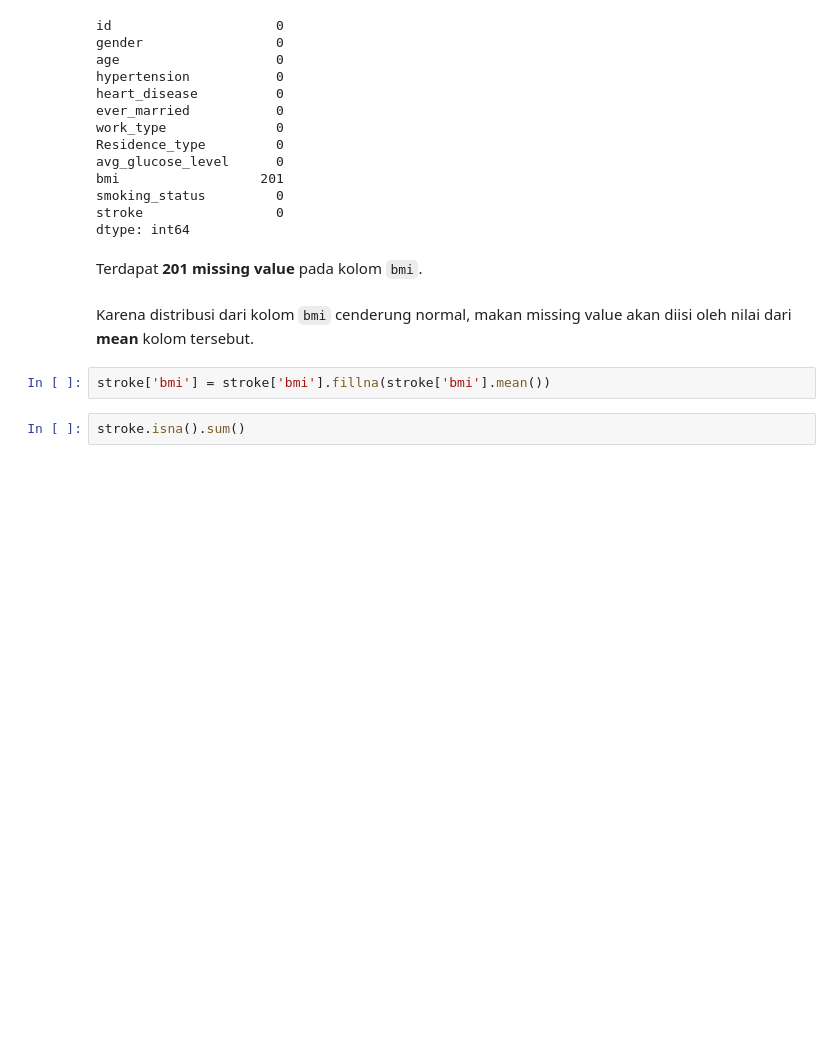
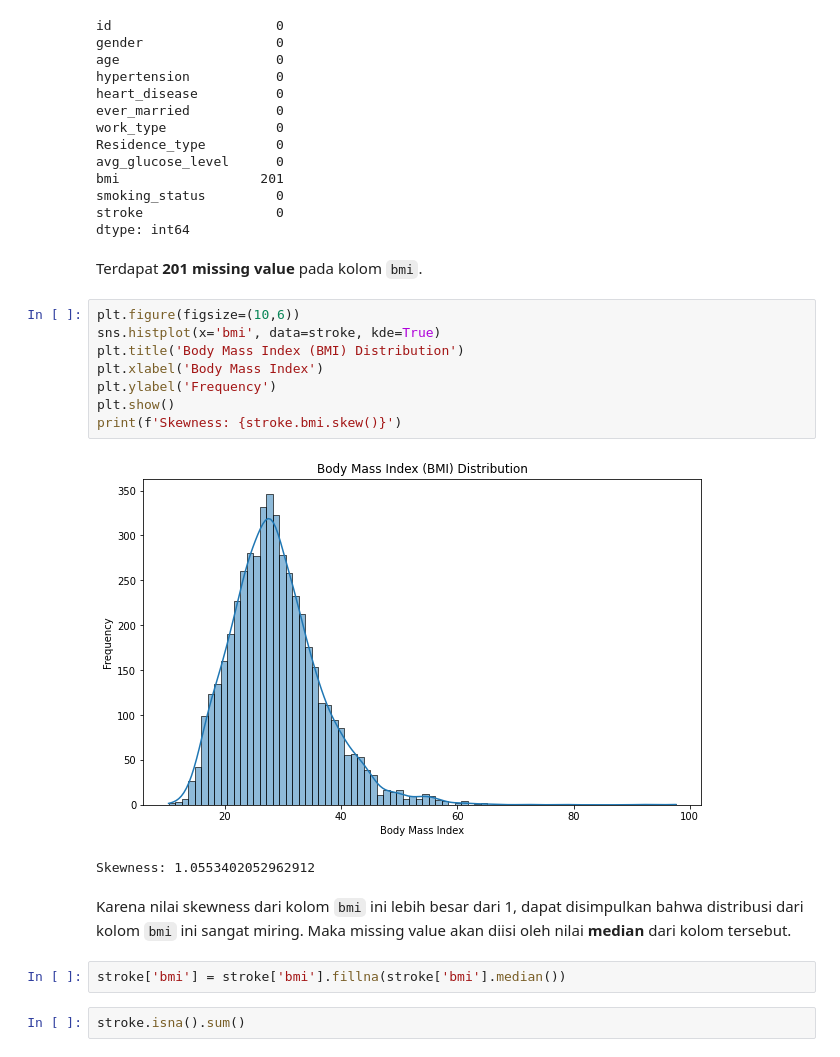
Before and after one commit to Penzragon/h8dsft_LogisticRegression, a Jupyter notebook: script.ipynb, the cells around one changed output. Saved outputs shown, nothing was run; the diff lists cells and outputs as text; blank space fills up the shorter version.

```diff
--- a/script.ipynb
+++ b/script.ipynb
@@ -135,10 +135,21 @@ stroke                 0
 dtype: int64
 # %% [markdown]
 Terdapat **201 missing value** pada kolom `bmi`.
+# %%
+plt.figure(figsize=(10,6))
+sns.histplot(x='bmi', data=stroke, kde=True)
+plt.title('Body Mass Index (BMI) Distribution')
+plt.xlabel('Body Mass Index')
+plt.ylabel('Frequency')
+plt.show()
+print(f'Skewness: {stroke.bmi.skew()}')
+# %% [output]
+[figure, added]
+Skewness: 1.0553402052962912
 # %% [markdown]
-Karena distribusi dari kolom `bmi` cenderung normal, makan missing value akan diisi oleh nilai dari **mean** kolom tersebut.
+Karena nilai skewness dari kolom `bmi` ini lebih besar dari 1, dapat disimpulkan bahwa distribusi dari kolom `bmi` ini sangat miring. Maka missing value akan diisi oleh nilai **median** dari kolom tersebut.
 # %%
-stroke['bmi'] = stroke['bmi'].fillna(stroke['bmi'].mean())
+stroke['bmi'] = stroke['bmi'].fillna(stroke['bmi'].median())
 # %%
 stroke.isna().sum()
 # %% [output]
```
Also changed, not shown: parts of 5 cells of this notebook.
